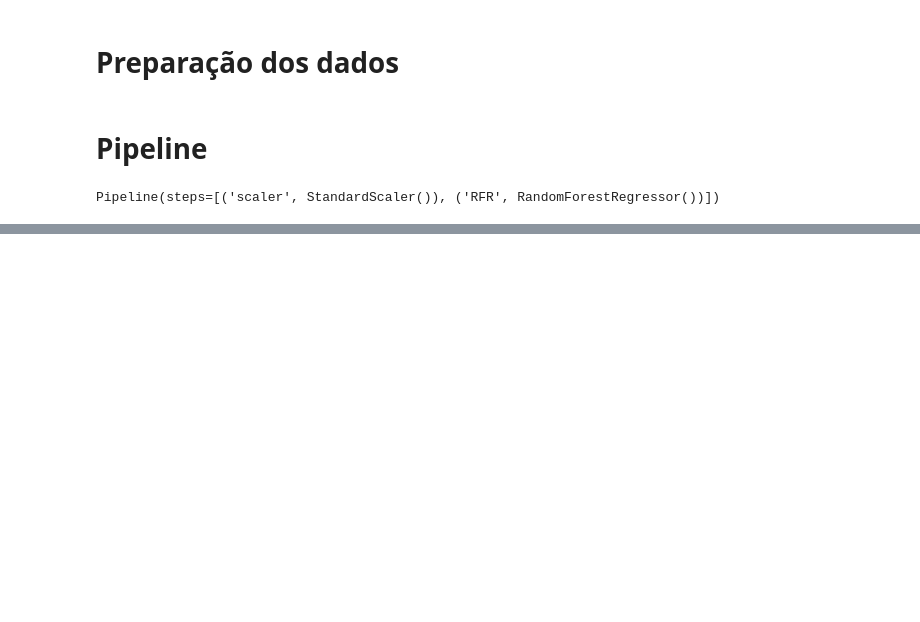
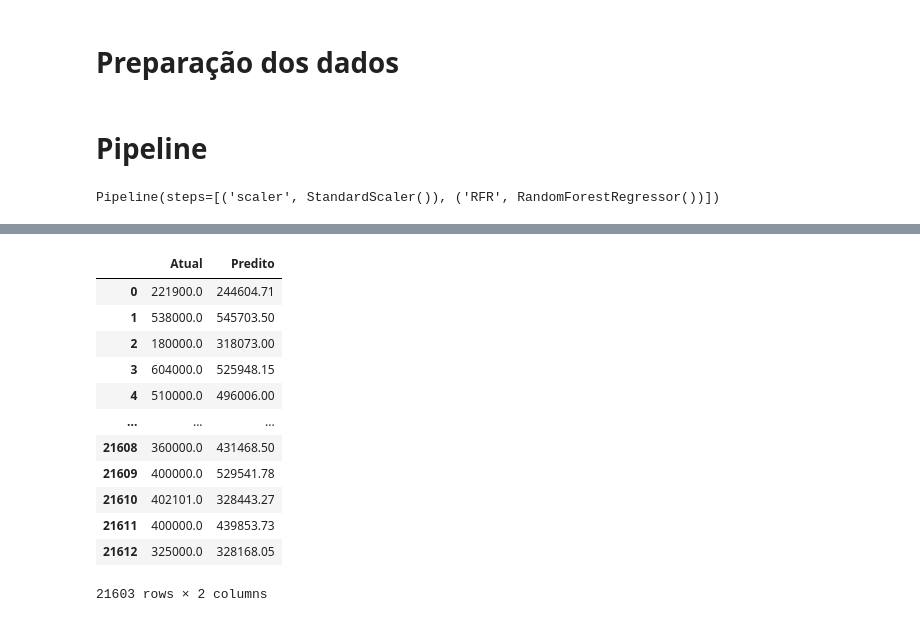
Before and after one commit to escobar-felipe/Projetos, a Jupyter notebook: House_price/House_price.ipynb, the cells around one changed output, grey strips where cells are left out. Saved outputs shown, nothing was run; the diff lists cells and outputs as text; code cells hidden in the pictures; blank space fills up the shorter version.

Commit message:
atualizando projeto

```diff
--- a/House_price/House_price.ipynb
+++ b/House_price/House_price.ipynb
@@ -446,0 +460,17 @@ plt.show()
+# %%
+df_pred = pd.DataFrame({'Atual': y, 'Predito': y_pred})
+df_pred
+# %% [output]
+|  | Atual | Predito |
+| 0 | 221900.0 | 244604.71 |
+| 1 | 538000.0 | 545703.50 |
+| 2 | 180000.0 | 318073.00 |
+| 3 | 604000.0 | 525948.15 |
+| 4 | 510000.0 | 496006.00 |
+| ... | ... | ... |
+| 21608 | 360000.0 | 431468.50 |
+| 21609 | 400000.0 | 529541.78 |
+| 21610 | 402101.0 | 328443.27 |
+| 21611 | 400000.0 | 439853.73 |
+| 21612 | 325000.0 | 328168.05 |
+21603 rows × 2 columns
```
Also changed, not shown: parts of 24 cells of this notebook.
